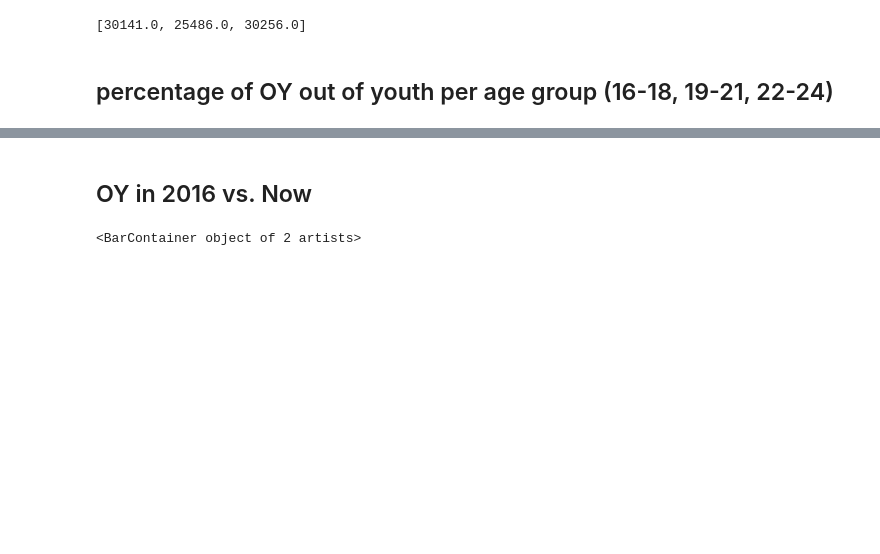
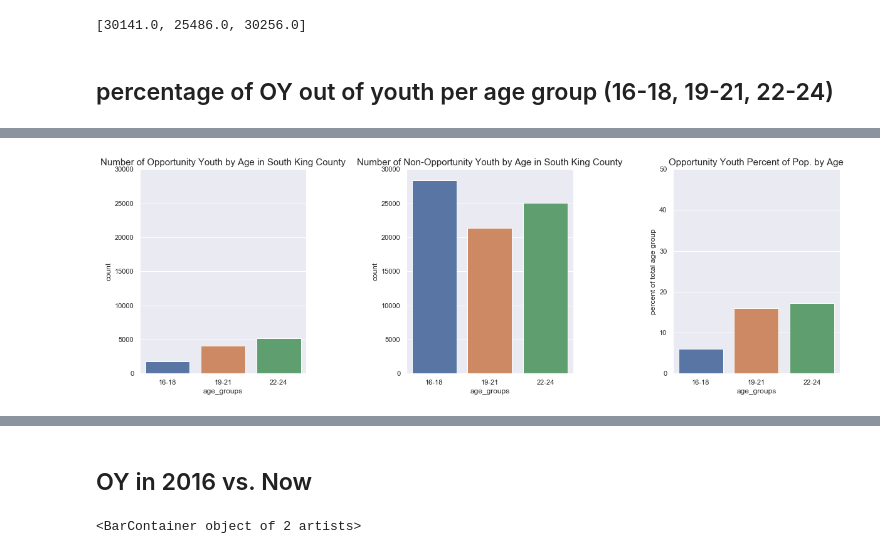
Before and after one commit to sam-thurman/dsc-mod-1-project-seattle-ds, a Jupyter notebook: notebooks/exploratory/02_samt_exploratory.ipynb, the cells around one changed output, grey strips where cells are left out. Cells and saved outputs as stored; diff of their text form; code cells hidden in the pictures; blank space fills up the shorter version.

```diff
--- a/notebooks/exploratory/02_samt_exploratory.ipynb
+++ b/notebooks/exploratory/02_samt_exploratory.ipynb
@@ -326,0 +335,21 @@ plt.show()
+# %%
+sns.set_style("darkgrid")
+fig, axes = plt.subplots(1, 3, figsize=(20,6))
+axes[0].set_ylim(0,30000)
+axes[1].set_ylim(0,30000)
+axes[2].set_ylim(0,50)
+sns.barplot(data = oy_df_by_age_group,
+            y = oy_df_by_age_group['count'],
+            x = oy_df_by_age_group['age_groups'],
+            ax = axes[0]).set_title('Number of Opportunity Youth by Age in South King County', fontsize=15)
+sns.barplot(data = total_youth_by_age_group_df,
+            y = total_youth_by_age_group_df['count'],
+            x = total_youth_by_age_group_df['age_groups'],
+            ax = axes[1]).set_title('Number of Non-Opportunity Youth by Age in South King County', fontsize=15)
+sns.barplot(y = [x*100 for x in oy_percentage_of_age_pop],
+            x = total_youth_by_age_group_df['age_groups'],
+            ax = axes[2]).set_title('Opportunity Youth Percent of Pop. by Age', fontsize=15)
+axes[2].set_ylabel('percent of total age group')
+plt.subplots_adjust(wspace = 0.6)
+# %% [output]
+[figure, added]
```
Also changed, not shown: parts of 17 cells of this notebook.
